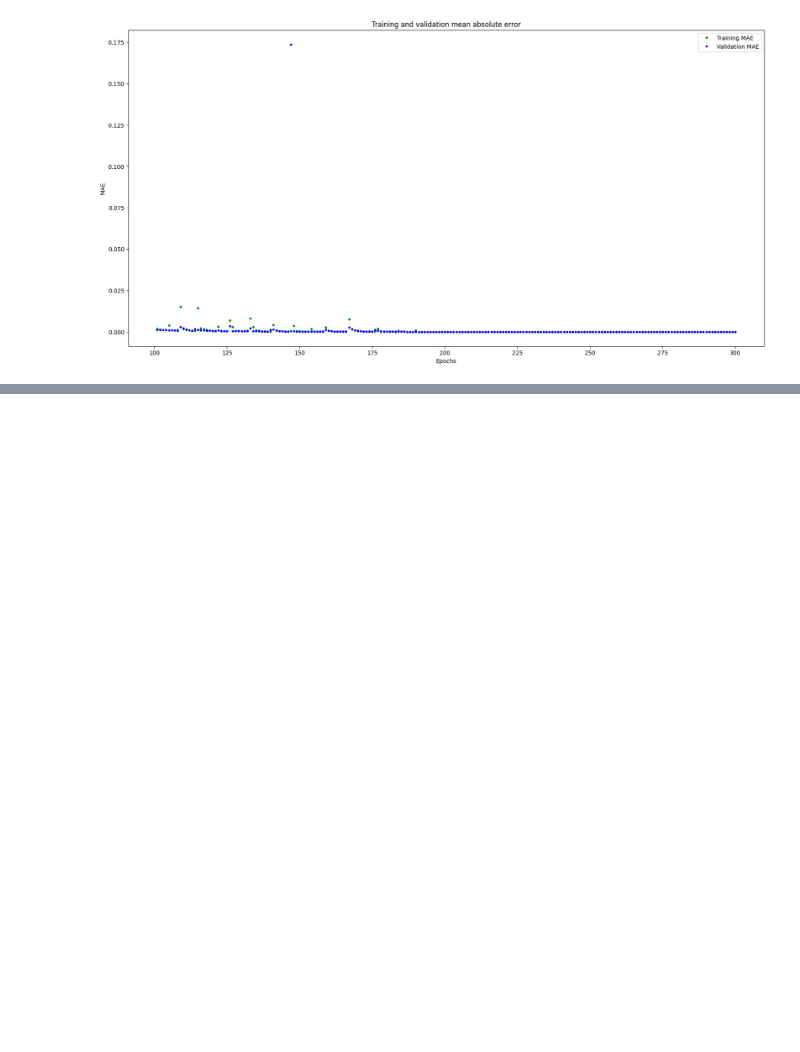
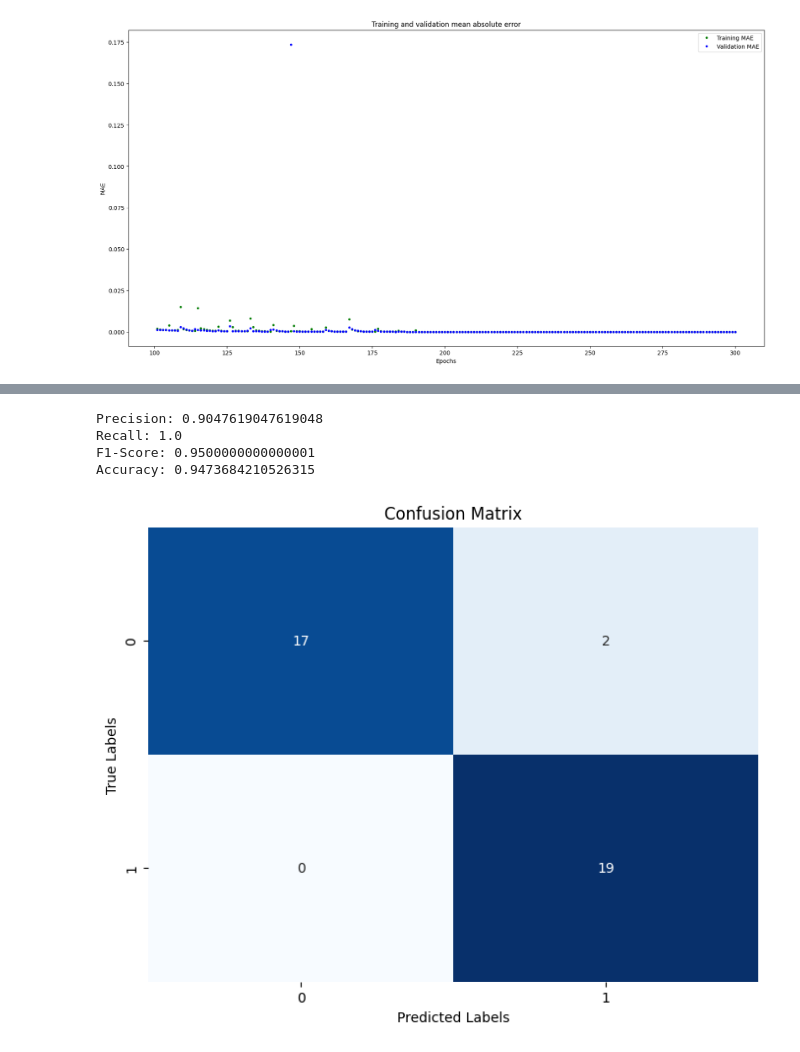
Before and after one commit to georgeb20/FitnessDevice, a Jupyter notebook: TinyMLWearableDevice.ipynb, the cells around one changed output, grey strips where cells are left out. Saved outputs shown, nothing was run; the diff lists cells and outputs as text; code cells hidden in the pictures; blank space fills up the shorter version.

```diff
--- a/TinyMLWearableDevice.ipynb
+++ b/TinyMLWearableDevice.ipynb
@@ -226,3 +264,45 @@ actual =
+# %%
+from sklearn.metrics import accuracy_score
+from sklearn.metrics import precision_score, recall_score, f1_score
+
+predictions = np.round(model.predict(test_input),decimals=3)
+accuracy = accuracy_score(test_output.argmax(axis=1), predictions.argmax(axis=1))
+precision = precision_score(test_output.argmax(axis=1), predictions.argmax(axis=1))
+recall = recall_score(test_output.argmax(axis=1), predictions.argmax(axis=1))
+f1 = f1_score(test_output.argmax(axis=1), predictions.argmax(axis=1))
+
+print("Precision:", precision)
+print("Recall:", recall)
+print("F1-Score:", f1)
+
+print("Accuracy:", accuracy)
+# %% [output]
+Precision: 0.9047619047619048
+Recall: 1.0
+F1-Score: 0.9500000000000001
+Accuracy: 0.9473684210526315
+# %%
+import numpy as np
+import matplotlib.pyplot as plt
+import seaborn as sns
+from sklearn.metrics import confusion_matrix
+
+# Assuming you already have the confusion matrix calculated
+cm = confusion_matrix(test_output.argmax(axis=1), predictions.argmax(axis=1))
+
+# Create a heatmap
+plt.figure(figsize=(8, 6))
+sns.heatmap(cm, annot=True, fmt='d', cmap='Blues', cbar=False)
+
+# Add labels and title
+plt.xlabel('Predicted Labels')
+plt.ylabel('True Labels')
+plt.title('Confusion Matrix')
+
+# Show the plot
+plt.show()
+# %% [output]
+[figure, added]
 # %%
 # Convert the model to the TensorFlow Lite format without quantization
 converter = tf.lite.TFLiteConverter.from_keras_model(model)
```
Also changed, not shown: parts of 4 cells of this notebook.
